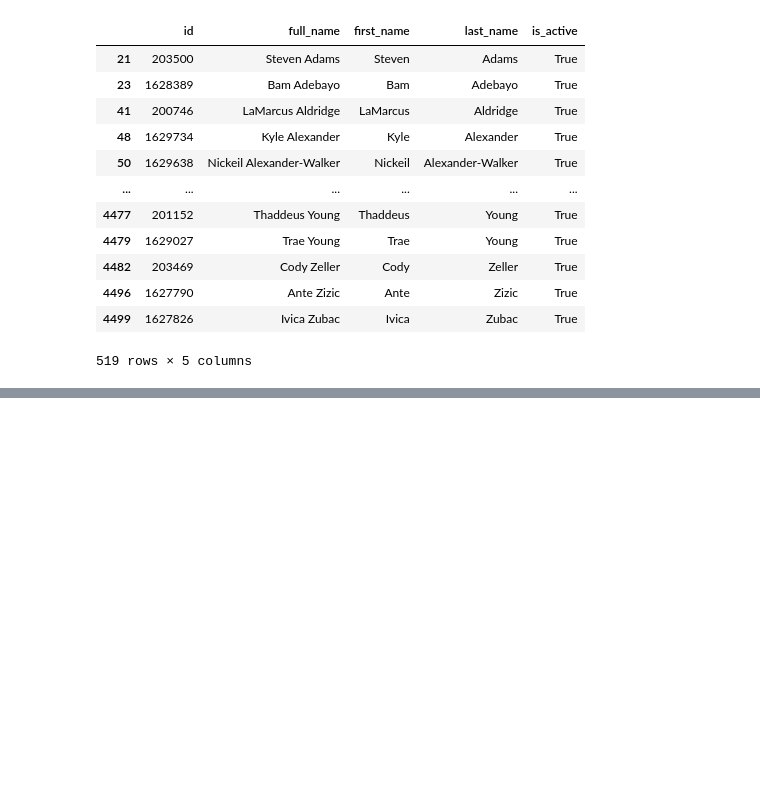
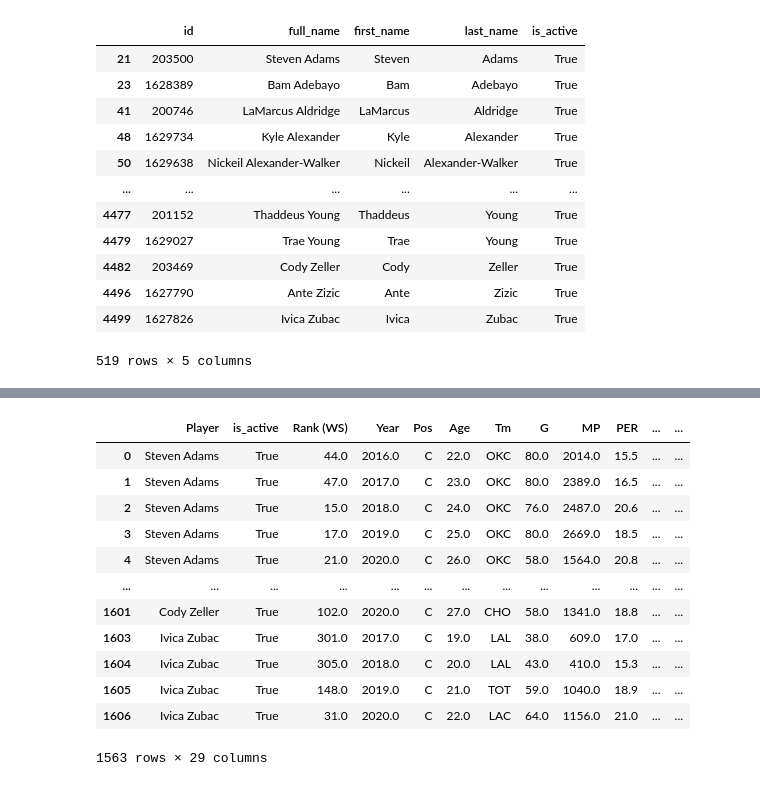
Before and after one commit to labulel/Projcet-1, a Jupyter notebook: project_1_code.ipynb, the cells around one changed output, grey strips where cells are left out. Drawn from its saved outputs; the diff is of its cells as text; code cells hidden in the pictures; blank space fills up the shorter version.

```diff
--- a/project_1_code.ipynb
+++ b/project_1_code.ipynb
@@ -60,0 +121,17 @@ act_df.to_csv("active_players.csv")
+# %%
+clean_active_ps = merged_ps.dropna(how="any")
+clean_active_ps
+# %% [output]
+|  | Player | is_active | Rank (WS) | Year | Pos | Age | Tm | G | MP | PER | ... | ... |
+| 0 | Steven Adams | True | 44.0 | 2016.0 | C | 22.0 | OKC | 80.0 | 2014.0 | 15.5 | ... | ... |
+| 1 | Steven Adams | True | 47.0 | 2017.0 | C | 23.0 | OKC | 80.0 | 2389.0 | 16.5 | ... | ... |
+| 2 | Steven Adams | True | 15.0 | 2018.0 | C | 24.0 | OKC | 76.0 | 2487.0 | 20.6 | ... | ... |
+| 3 | Steven Adams | True | 17.0 | 2019.0 | C | 25.0 | OKC | 80.0 | 2669.0 | 18.5 | ... | ... |
+| 4 | Steven Adams | True | 21.0 | 2020.0 | C | 26.0 | OKC | 58.0 | 1564.0 | 20.8 | ... | ... |
+| ... | ... | ... | ... | ... | ... | ... | ... | ... | ... | ... | ... | ... |
+| 1601 | Cody Zeller | True | 102.0 | 2020.0 | C | 27.0 | CHO | 58.0 | 1341.0 | 18.8 | ... | ... |
+| 1603 | Ivica Zubac | True | 301.0 | 2017.0 | C | 19.0 | LAL | 38.0 | 609.0 | 17.0 | ... | ... |
+| 1604 | Ivica Zubac | True | 305.0 | 2018.0 | C | 20.0 | LAL | 43.0 | 410.0 | 15.3 | ... | ... |
+| 1605 | Ivica Zubac | True | 148.0 | 2019.0 | C | 21.0 | TOT | 59.0 | 1040.0 | 18.9 | ... | ... |
+| 1606 | Ivica Zubac | True | 31.0 | 2020.0 | C | 22.0 | LAC | 64.0 | 1156.0 | 21.0 | ... | ... |
+1563 rows × 29 columns
```
Also changed, not shown: parts of 4 cells of this notebook, 2 other files.
